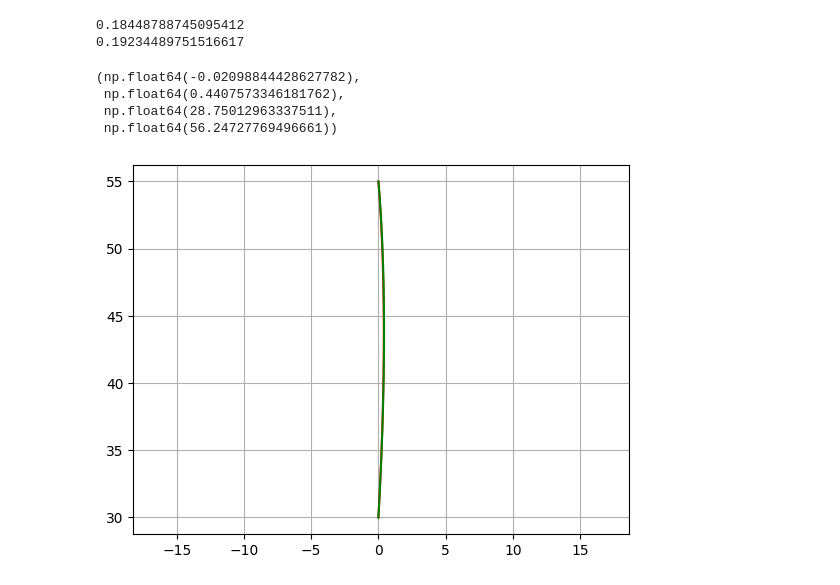
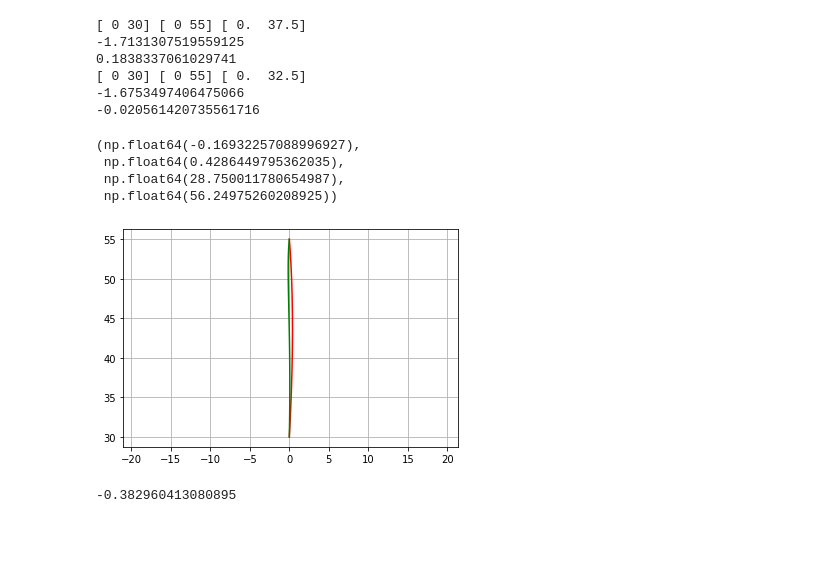
Before and after one commit to AlexandreThy/PhD, a Jupyter notebook: CurrentParts/PathConstraint.ipynb, the cells around one changed output. Saved outputs shown, nothing was run; the diff lists cells and outputs as text; code cells hidden in the pictures; blank space fills up the shorter version.

```diff
--- a/CurrentParts/PathConstraint.ipynb
+++ b/CurrentParts/PathConstraint.ipynb
@@ -80,16 +81,17 @@ def Feedback_Linearization_witPathConstraint(Duration = .6,w1 = 1e8,w2 = 1e8,w3
     obj1,obj2 = newton(newtonf,newtondf,1e-8,1000,targets[0],targets[1]) #Defini les targets
     st1,st2 = newton(newtonf,newtondf,1e-8,1000,starting_point[0],starting_point[1])
     Qk = Compute_path(np.array(starting_point),np.array(targets),wp,percent)
-    x0 = np.array([st1,0,0,st2,0,0,obj1,obj2])
+    x0 = np.array([st1,0,0,st2,0,0,obj1,obj2,st1,st2])
     x0_with_delay = np.tile(x0, kdelay + 1)
 
-    Num_Var = 8
+    Num_Var = 10
 
     #Define Weight Matrices of the cost function
     R = np.array([[r1,0],[0,r2]])
-    Q = np.array([[w1,0,0,0,0,0,-w1,0],[0,w3,0,0,0,0,0,0],[0,0,0,0,0,0,0,0],
-               [0,0,0,w2,0,0,0,-w2],[0,0,0,0,w4,0,0,0],[0,0,0,0,0,0,0,0],
-               [-w1,0,0,0,0,0,w1,0],[0,0,0,-w2,0,0,0,w2]])
+    Q = np.array([[w1,0,0,0,0,0,-w1,0,0,0],[0,w3,0,0,0,0,0,0,0,0],[0,0,0,0,0,0,0,0,0,0],
+               [0,0,0,w2,0,0,0,-w2,0,0],[0,0,0,0,w4,0,0,0,0,0],[0,0,0,0,0,0,0,0,0,0],
+               [-w1,0,0,0,0,0,w1,0,0,0],[0,0,0,-w2,0,0,0,w2,0,0],
+               [0,0,0,0,0,0,0,0,0,0],[0,0,0,0,0,0,0,0,0,0]])
 
 
 
@@ -97,8 +99,9 @@ def Feedback_Linearization_witPathConstraint(Duration = .6,w1 = 1e8,w2 = 1e8,w3
 
     Kfactor = 1/0.06
 
-    A_basic = np.array([[1,dt,0,0,0,0,0,0],[0,1,dt,0,0,0,0,0],[0,0,1,0,0,0,0,0],[0,0,0,1,dt,0,0,0],[0,0,0,0,1,dt,0,0],[0,0,0,0,0,1,0,0],[0,0,0,0,0,0,1,0],[0,0,0,0,0,0,0,1]])
-    B_basic = np.array([[0,0],[0,0],[dt,0],[0,0],[0,0],[0,dt],[0,0],[0,0]])
+    A_basic = np.array([[1,dt,0,0,0,0,0,0,0,0],[0,1,dt,0,0,0,0,0,0,0],[0,0,1,0,0,0,0,0,0,0],[0,0,0,1,dt,0,0,0,0,0],[0,0,0,0,1,dt,0,0,0,0],[0,0,0,0,0,1,0,0,0,0],[0,0,0,0,0,0,1,0,0,0],[0,0,0,0,0,0,0,1,0,0]
+                        ,[0,0,0,0,0,0,0,0,1,0],[0,0,0,0,0,0,0,0,0,1]])
+    B_basic = np.array([[0,0],[0,0],[dt,0],[0,0],[0,0],[0,dt],[0,0],[0,0],[0,0],[0,0]])
     sigma = np.zeros((Num_Var*(kdelay+1),Num_Var*(kdelay+1)))
 
     #Incorporation of delay
@@ -121,7 +124,6 @@ def Feedback_Linearization_witPathConstraint(Duration = .6,w1 = 1e8,w2 = 1e8,w3
     for k in range(Num_iter-1):
         L = np.linalg.inv(R+B_basic.T@S@B_basic)@B_basic.T@S@A_basic
         array_L[Num_iter-2-k] = L
-        if k == 6: Qk = 0
         S = Qk*np.exp(-k*dt/taupath)+A_basic.T@S@(A_basic-B_basic@L)
         array_S[Num_iter-2-k] = S
 
@@ -131,7 +133,7 @@ def Feedback_Linearization_witPathConstraint(Duration = .6,w1 = 1e8,w2 = 1e8,w3
 
     #Initialize the arrays to stock the simulations
     array_zhat = np.zeros((Num_iter,Num_Var))
-    array_x = np.zeros((Num_iter,Num_Var-2))
+    array_x = np.zeros((Num_iter,Num_Var-4))
     array_z = np.zeros((Num_iter,Num_Var))
     array_u = np.zeros((Num_iter-1,2))
     y = np.zeros((Num_iter-1,Num_Var))
@@ -141,9 +143,8 @@ def Feedback_Linearization_witPathConstraint(Duration = .6,w1 = 1e8,w2 = 1e8,w3
     array_z[0] = x0.flatten()
     zhat = np.copy(x0_with_delay)
     z =  np.copy(x0_with_delay)
-
     #Initialize the state vectors of the nonlinear system
-    x = np.zeros(Num_Var-2)
+    x = np.zeros(Num_Var-4)
     x[0],x[1] = x0[0],x0[3]
     new_x = np.copy(x)
     array_x[0] = x
@@ -212,7 +213,7 @@ def Feedback_Linearization_witPathConstraint(Duration = .6,w1 = 1e8,w2 = 1e8,w3
 
             new_x[4:6]+=motornoise
 
-        z = np.concatenate((np.array([new_x[0],new_x[2],acc[0],new_x[1],new_x[3],acc[1],z[6],z[7]]),z[:-Num_Var]))
+        z = np.concatenate((np.array([new_x[0],new_x[2],acc[0],new_x[1],new_x[3],acc[1],z[6],z[7],z[8],z[9]]),z[:-Num_Var]))
 
         # Transform the new nonlinear state into the coordinates of the linear system
         C = np.array([-z[4]*(2*z[1]+z[4])*a2*np.sin(z[3]),z[1]*z[1]*a2*np.sin(z[3])])
@@ -224,7 +225,7 @@ def Feedback_Linearization_witPathConstraint(Duration = .6,w1 = 1e8,w2 = 1e8,w3
 
         array_z[k+1] = z[:Num_Var].flatten()
         array_zhat[k+1] = zhat[:Num_Var].flatten()
-        array_x[k+1] = new_x[:Num_Var-2].flatten()
+        array_x[k+1] = new_x[:Num_Var-4].flatten()
 
         x = np.copy(new_x)
 
@@ -248,17 +272,25 @@ def Feedback_Linearization_witPathConstraint(Duration = .6,w1 = 1e8,w2 = 1e8,w3
 # %%
-X,Y = Feedback_Linearization_witPathConstraint(wp = 0,taupath = 1e-2)
+X,Y = Feedback_Linearization_witPathConstraint(wp = 0,taupath = 1e-2,Delay=0)
 print(np.mean(X))
 plt.plot(X,Y,color = "red")
-X,Y = Feedback_Linearization_witPathConstraint(wp = 1,taupath = 1e-2,percent = 1)
+X,Y = Feedback_Linearization_witPathConstraint(wp = 100,percent = .1,Delay=0,taupath= .02,Num_iter=60)
 print(np.mean(X))
 plt.plot(X,Y,color = "green")
 plt.grid()
 plt.axis("equal")
 # %% [output]
-0.18448788745095412
-0.19234489751516617
+[ 0 30] [ 0 55] [ 0.  37.5]
+-1.7131307519559125
+0.1838337061029741
+[ 0 30] [ 0 55] [ 0.  32.5]
+-1.6753497406475066
+-0.020561420735561716
-(np.float64(-0.02098844428627782),
- np.float64(0.4407573346181762),
- np.float64(28.75012963337511),
- np.float64(56.24727769496661))
+(np.float64(-0.16932257088996927),
+ np.float64(0.4286449795362035),
+ np.float64(28.750011780654987),
+ np.float64(56.24975260208925))
-[figure, old version]
+[figure, new version]
+# %%
+print(1/(-11.62/4.45))
+# %% [output]
+-0.382960413080895
```
Also changed, not shown: parts of 12 cells of this notebook.
